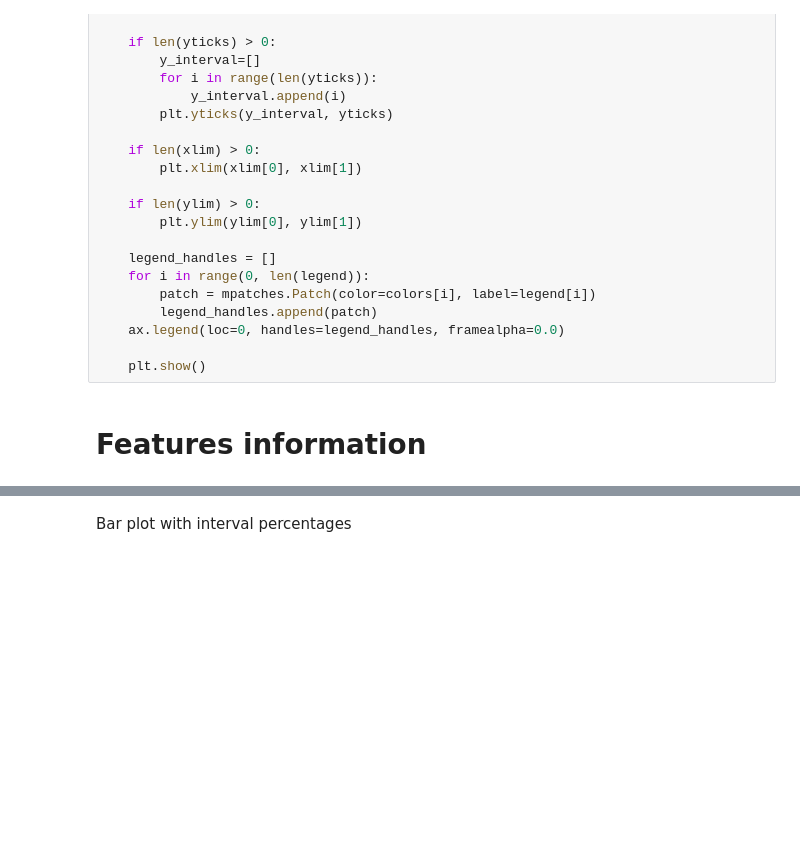
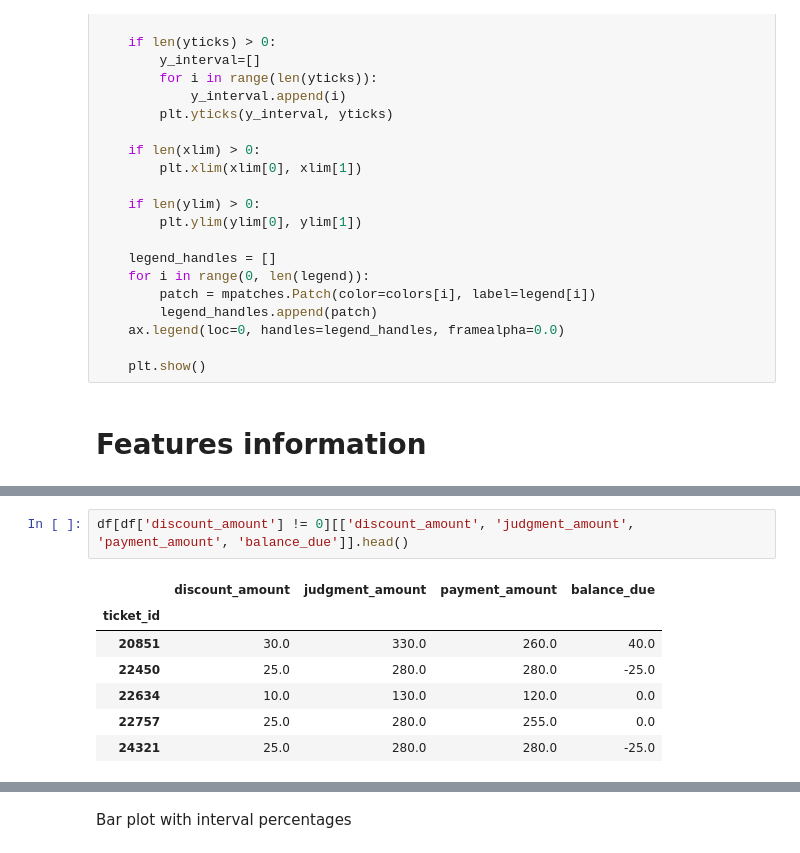
Before and after one commit to henriqueumeda/Property-Maintenance-Blight-Ticket-Fines, a Jupyter notebook: Property Maintenance Blight Ticket Fines.ipynb, the cells around one changed output, grey strips where cells are left out. Drawn from its saved outputs; the diff is of its cells as text; blank space fills up the shorter version.

```diff
--- a/Property Maintenance Blight Ticket Fines.ipynb
+++ b/Property Maintenance Blight Ticket Fines.ipynb
@@ -281,0 +275,10 @@ df.describe()
+# %%
+df[df['discount_amount'] != 0][['discount_amount', 'judgment_amount', 'payment_amount', 'balance_due']].head()
+# %% [output]
+|  | discount_amount | judgment_amount | payment_amount | balance_due |
+| ticket_id |  |  |  |  |
+| 20851 | 30.0 | 330.0 | 260.0 | 40.0 |
+| 22450 | 25.0 | 280.0 | 280.0 | -25.0 |
+| 22634 | 10.0 | 130.0 | 120.0 | 0.0 |
+| 22757 | 25.0 | 280.0 | 255.0 | 0.0 |
+| 24321 | 25.0 | 280.0 | 280.0 | -25.0 |
```
Also changed, not shown: parts of 58 cells of this notebook.
